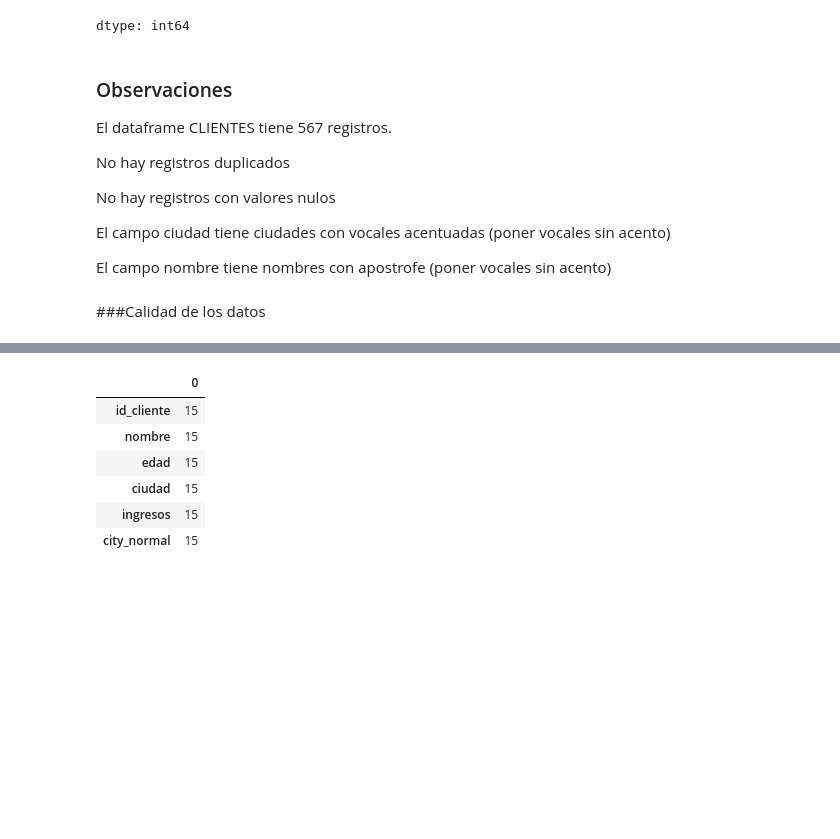
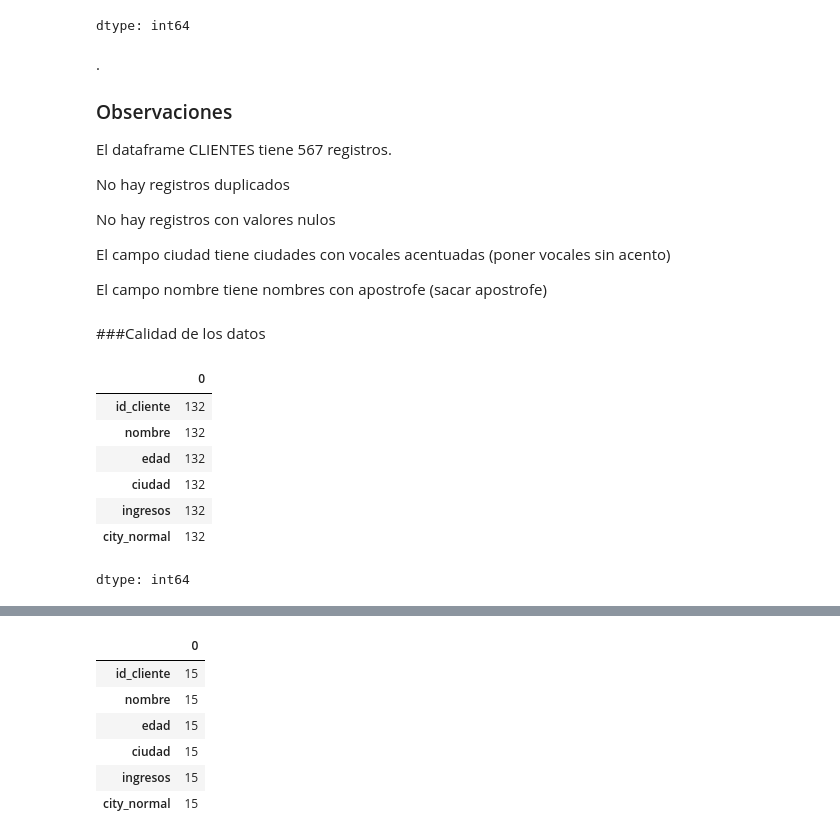
Before and after one commit to alex-degarate/TT-2C2025-Data-Analitycs-Notebooks, a Jupyter notebook: PreEntrega/PE-alex-16Oct-2.ipynb, the cells around one changed output, grey strips where cells are left out. Saved outputs shown, nothing was run; the diff lists cells and outputs as text; code cells hidden in the pictures; blank space fills up the shorter version.

```diff
--- a/PreEntrega/PE-alex-16Oct-2.ipynb
+++ b/PreEntrega/PE-alex-16Oct-2.ipynb
@@ -374,7 +380,11 @@ df_clientes.isnull().sum()
 | ingresos | 0 |
 dtype: int64
 # %% [markdown]
+.
+
+
 ### Observaciones
+
 El dataframe CLIENTES tiene 567 registros.
 
 No hay registros duplicados
@@ -383,6 +393,6 @@ No hay registros con valores nulos
 
 El campo ciudad tiene ciudades con vocales acentuadas (poner vocales sin acento)
 
-El campo nombre tiene nombres con apostrofe (poner vocales sin acento)
+El campo nombre tiene nombres con apostrofe (sacar apostrofe)
 # %% [markdown]
 ###Calidad de los datos
@@ -394,13 +399,23 @@ El campo nombre tiene nombres con apostrofe (poner vocales sin acento)
 # %%
-# ciudades con acentos áéíóúñ
+# visualizamos las ciudades con vocales acentuadas y tilde (áéíóúñ)
 ciudades_acentos = df_clientes[df_clientes["ciudad"].str.contains(r'[áéíóúñ]',regex=True)]
 
-#display(ciudades_acentos.info())
+#display(ciudades_acentos.head())
 # df_clientes[df_clientes["ciudad"].str.contains('á')].count()     # => 39
 # df_clientes[df_clientes["ciudad"].str.contains('é')].count()     # => 0
 # df_clientes[df_clientes["ciudad"].str.contains('í')].count()     # => 44
 # df_clientes[df_clientes["ciudad"].str.contains('ó')].count()     # => 49
 # df_clientes[df_clientes["ciudad"].str.contains('ú')].count()     # => 0
+# df_clientes[df_clientes["ciudad"].str.contains('ñ')].count()     # => 0
 
-#ciudades_acentos.count()
+ciudades_acentos.count()
+# %% [output]
+|  | 0 |
+| id_cliente | 132 |
+| nombre | 132 |
+| edad | 132 |
+| ciudad | 132 |
+| ingresos | 132 |
+| city_normal | 132 |
+dtype: int64
 # %%
```
Also changed, not shown: parts of 22 cells of this notebook.
